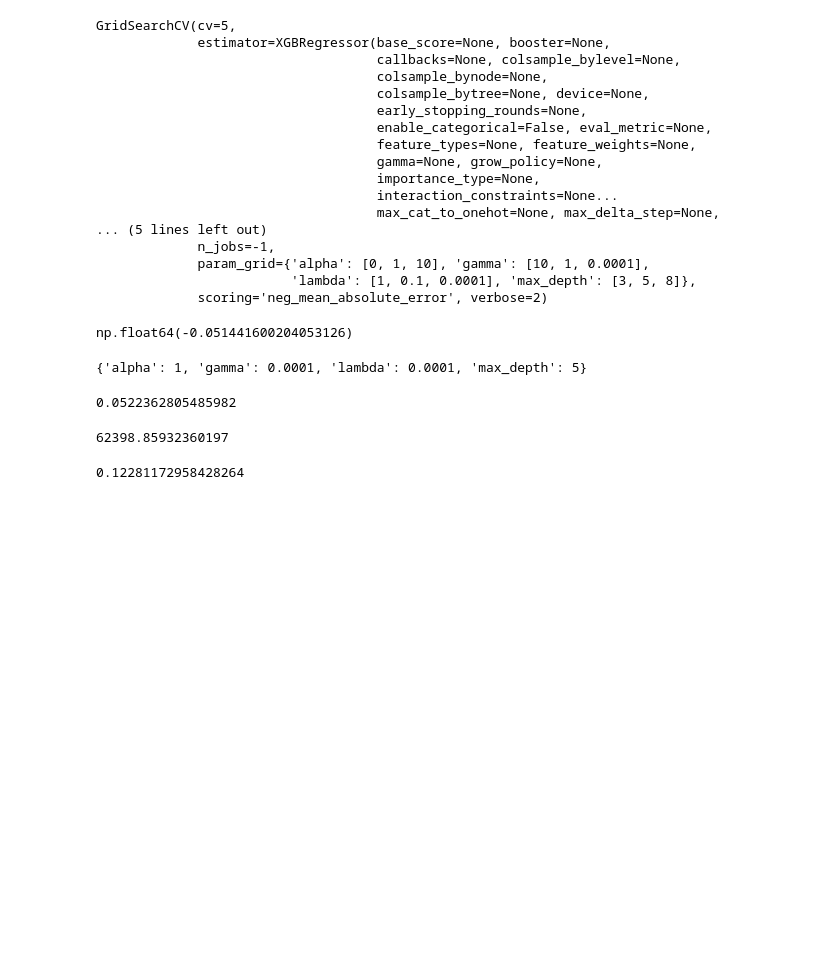
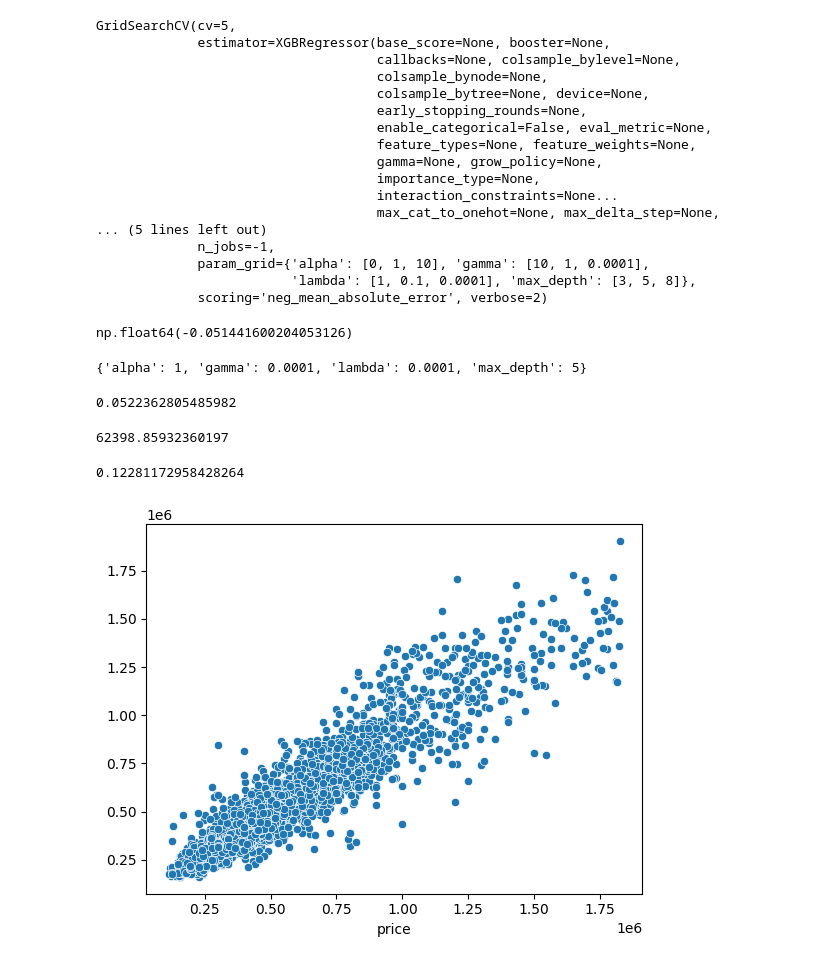
Before and after one commit to PacoFletcher/Web_data_house_pricing, a Jupyter notebook: rama_test.ipynb, the cells around one changed output. Saved outputs shown, nothing was run; the diff lists cells and outputs as text; code cells hidden in the pictures; blank space fills up the shorter version.

```diff
--- a/rama_test.ipynb
+++ b/rama_test.ipynb
@@ -285,3 +285,7 @@ filename = 'xgb_model'
 
 with open(filename, 'wb') as archivo_salida:
     pickle.dump(best_xgb, archivo_salida)
+# %%
+sns.scatterplot(x = df.iloc[ind,0], y = pred_real);
+# %% [output]
+[figure, added]
```
Also changed, not shown: parts of 2 cells of this notebook.
